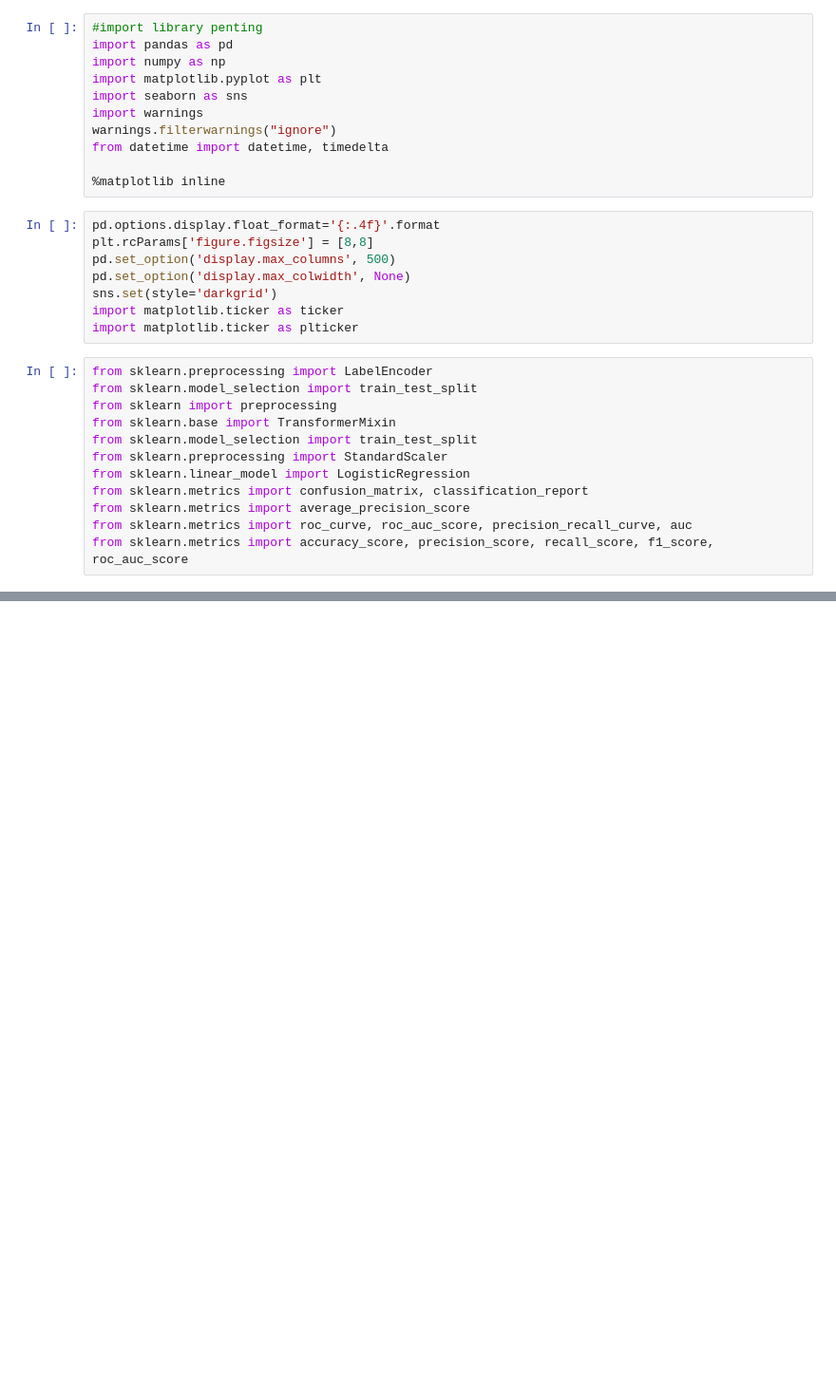
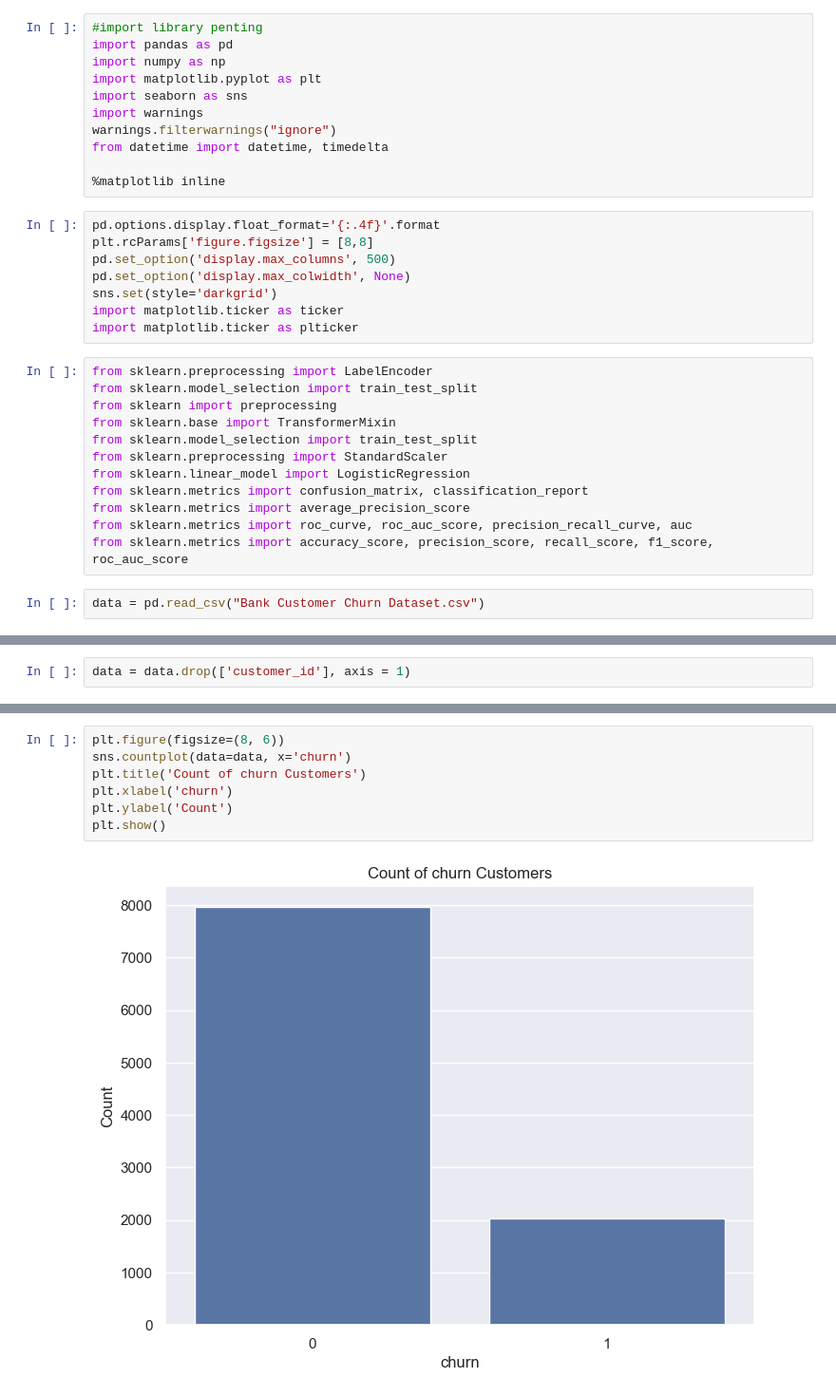
Before and after one commit to AdeFirmansyah97/UAS_DM, a Jupyter notebook: 201220001_UAS_DataMaining.ipynb, the cells around one changed output, grey strips where cells are left out. Shown at 95% size. Drawn from its saved outputs; the diff is of its cells as text; blank space fills up the shorter version.

```diff
--- a/201220001_UAS_DataMaining.ipynb
+++ b/201220001_UAS_DataMaining.ipynb
@@ -29,3 +29,5 @@ from sklearn.metrics import confusion_matrix, classification_report
 from sklearn.metrics import average_precision_score
 from sklearn.metrics import roc_curve, roc_auc_score, precision_recall_curve, auc
 from sklearn.metrics import accuracy_score, precision_score, recall_score, f1_score, roc_auc_score
+# %%
+data = pd.read_csv("Bank Customer Churn Dataset.csv")
@@ -31,0 +92,2 @@ from sklearn.metrics import accuracy_score, precision_score, recall_score, f1_sc
+# %%
+data = data.drop(['customer_id'], axis = 1)
@@ -31,0 +142,9 @@ from sklearn.metrics import accuracy_score, precision_score, recall_score, f1_sc
+# %%
+plt.figure(figsize=(8, 6))
+sns.countplot(data=data, x='churn')
+plt.title('Count of churn Customers')
+plt.xlabel('churn')
+plt.ylabel('Count')
+plt.show()
+# %% [output]
+[figure, added]
```
Also changed, not shown: parts of 53 cells of this notebook.
